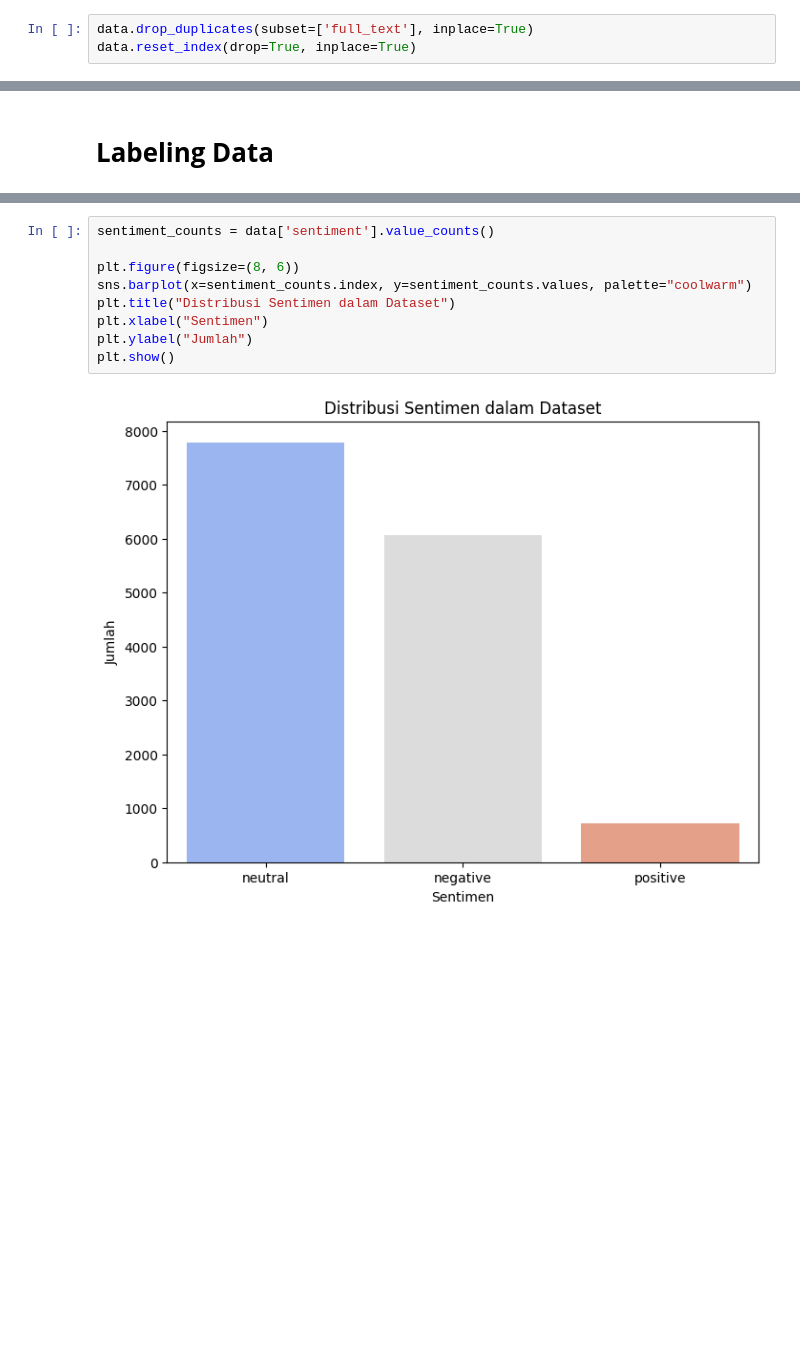
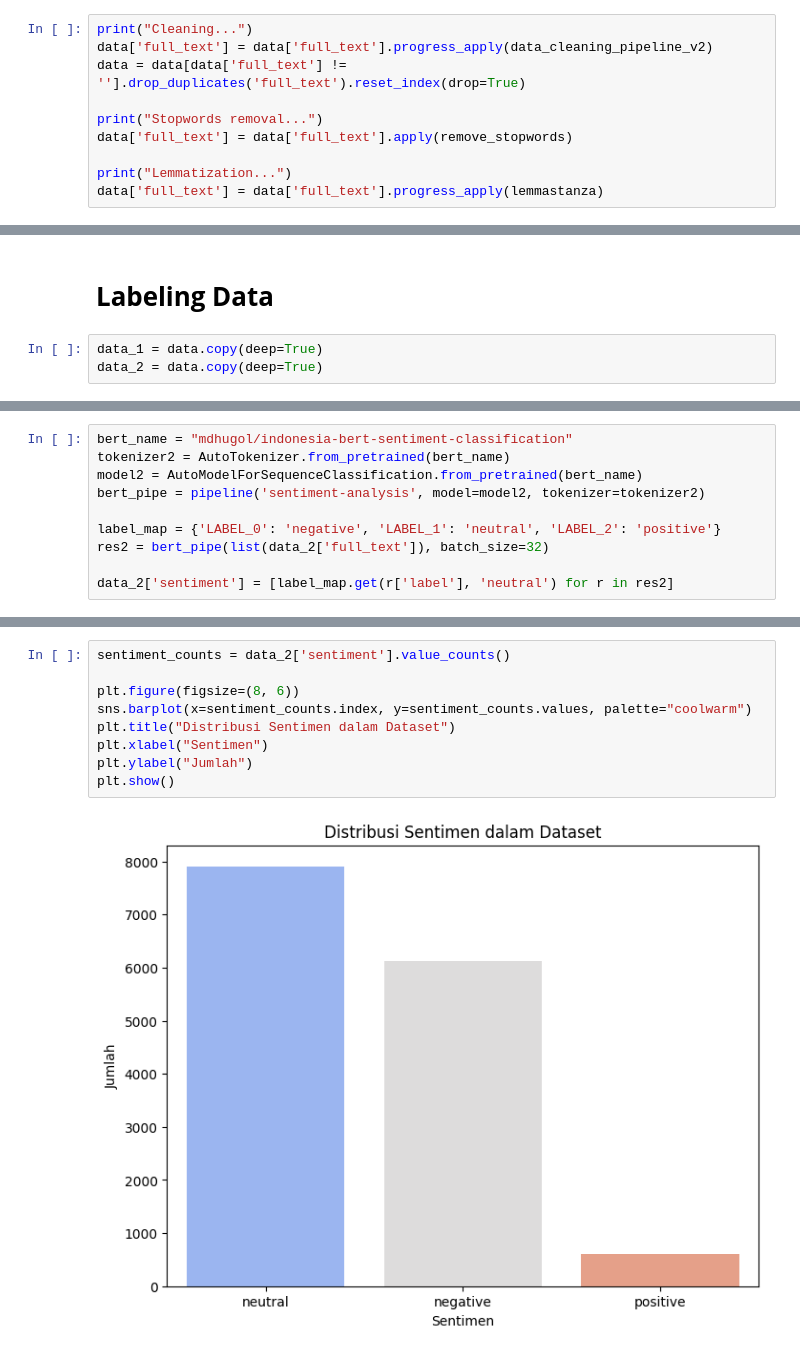
Before and after one commit to rioooranteai/nlp-project, a Jupyter notebook: Analisis Sentimen - Coretax/Notebooks/preprocessing.ipynb, the cells around one changed output, grey strips where cells are left out. Saved outputs shown, nothing was run; the diff lists cells and outputs as text; blank space fills up the shorter version.

Commit message:
feat: clean up preprocessng code and add remove stopwords in pipeline

```diff
--- a/Analisis Sentimen - Coretax/Notebooks/preprocessing.ipynb
+++ b/Analisis Sentimen - Coretax/Notebooks/preprocessing.ipynb
@@ -178,3 +146,10 @@ data.dropna(subset=["full_text"], inplace=True)
-# %%
-data.drop_duplicates(subset=['full_text'], inplace=True)
-data.reset_index(drop=True, inplace=True)
+# %%
+print("Cleaning...")
+data['full_text'] = data['full_text'].progress_apply(data_cleaning_pipeline_v2)
+data = data[data['full_text'] != ''].drop_duplicates('full_text').reset_index(drop=True)
+
+print("Stopwords removal...")
+data['full_text'] = data['full_text'].apply(remove_stopwords)
+
+print("Lemmatization...")
+data['full_text'] = data['full_text'].progress_apply(lemmastanza)
@@ -181,3 +158,6 @@ data.reset_index(drop=True, inplace=True)
 # %% [markdown]
 # **Labeling Data**
+# %%
+data_1 = data.copy(deep=True)
+data_2 = data.copy(deep=True)
 # %% [markdown]
@@ -247,0 +191,10 @@ You seem to be using the pipelines sequentially on GPU. In order to maximize eff
+# %%
+bert_name = "mdhugol/indonesia-bert-sentiment-classification"
+tokenizer2 = AutoTokenizer.from_pretrained(bert_name)
+model2 = AutoModelForSequenceClassification.from_pretrained(bert_name)
+bert_pipe = pipeline('sentiment-analysis', model=model2, tokenizer=tokenizer2)
+
+label_map = {'LABEL_0': 'negative', 'LABEL_1': 'neutral', 'LABEL_2': 'positive'}
+res2 = bert_pipe(list(data_2['full_text']), batch_size=32)
+
+data_2['sentiment'] = [label_map.get(r['label'], 'neutral') for r in res2]
@@ -248,12 +203,12 @@ You seem to be using the pipelines sequentially on GPU. In order to maximize eff
 # %%
-sentiment_counts = data['sentiment'].value_counts()
+sentiment_counts = data_2['sentiment'].value_counts()
 
 plt.figure(figsize=(8, 6))
 sns.barplot(x=sentiment_counts.index, y=sentiment_counts.values, palette="coolwarm")
 plt.title("Distribusi Sentimen dalam Dataset")
 plt.xlabel("Sentimen")
 plt.ylabel("Jumlah")
 plt.show()
 # %% [output]
-[figure, old version]
+[figure, new version]
 # %%
```
Also changed, not shown: parts of 31 cells of this notebook.
